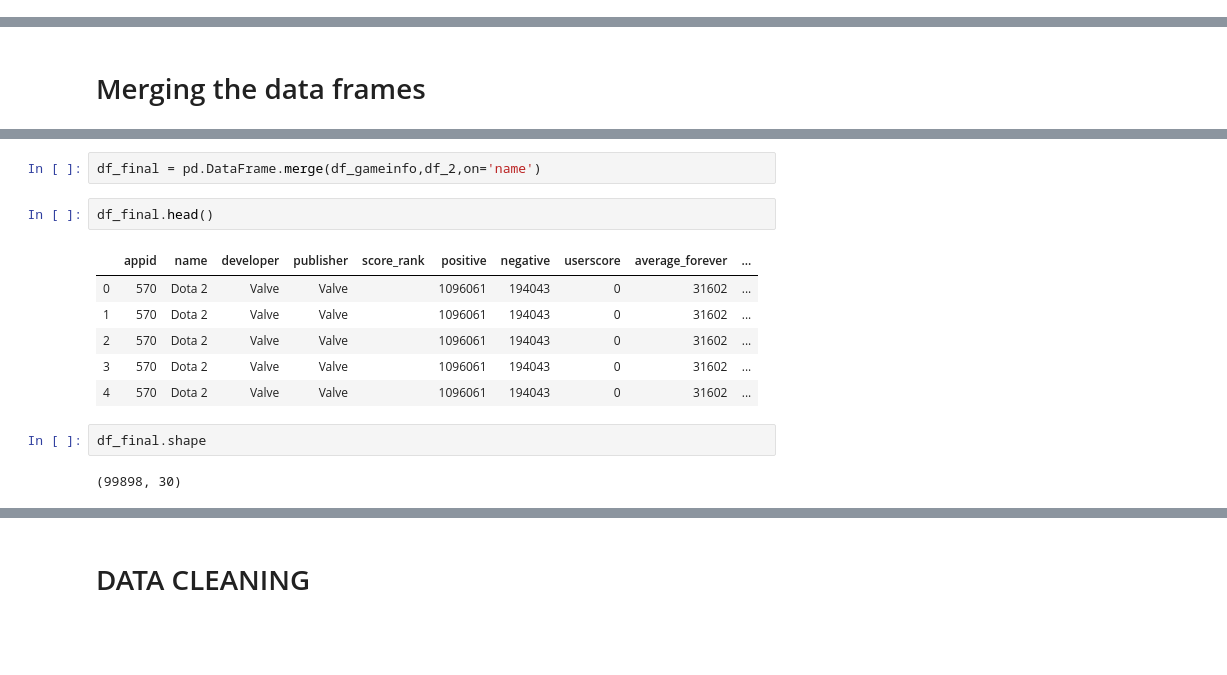
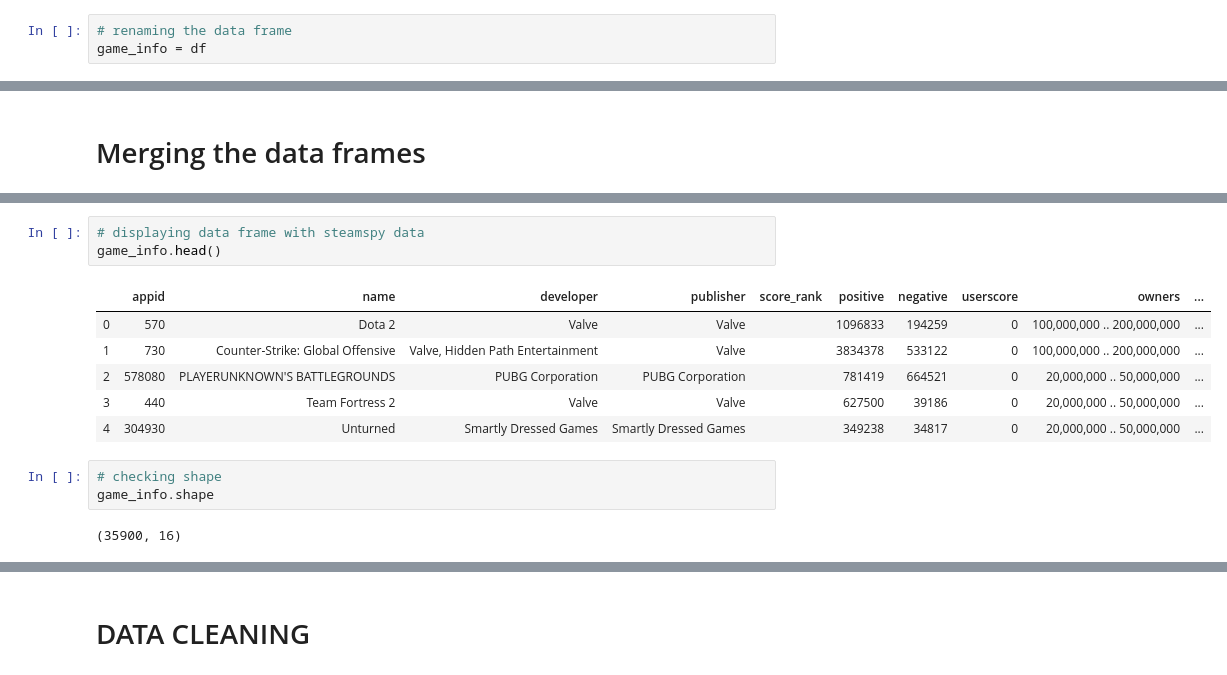
Before and after one commit to IsabelJoseph101/steam_recommendation_system, a Jupyter notebook: data_cleaning.ipynb, the cells around one changed output, grey strips where cells are left out. Saved outputs shown, nothing was run; the diff lists cells and outputs as text; blank space fills up the shorter version.

```diff
--- a/data_cleaning.ipynb
+++ b/data_cleaning.ipynb
@@ -264,3 +307,6 @@ df.head()
+# %%
+# renaming the data frame
+game_info = df
 # %% [markdown]
 ### Data frame with player purchase/play information
 # %% [markdown]
@@ -488,15 +412,15 @@ df_2[df_2.name == 'Dota 2']
-# %%
-df_final = pd.DataFrame.merge(df_gameinfo,df_2,on='name')
-# %%
-df_final.head()
-# %% [output]
-|  | appid | name | developer | publisher | score_rank | positive | negative | userscore | average_forever | ... |
-| 0 | 570 | Dota 2 | Valve | Valve |  | 1096061 | 194043 | 0 | 31602 | ... |
-| 1 | 570 | Dota 2 | Valve | Valve |  | 1096061 | 194043 | 0 | 31602 | ... |
-| 2 | 570 | Dota 2 | Valve | Valve |  | 1096061 | 194043 | 0 | 31602 | ... |
-| 3 | 570 | Dota 2 | Valve | Valve |  | 1096061 | 194043 | 0 | 31602 | ... |
-| 4 | 570 | Dota 2 | Valve | Valve |  | 1096061 | 194043 | 0 | 31602 | ... |
-# %%
-df_final.shape
-# %% [output]
-(99898, 30)
+# %%
+# displaying data frame with steamspy data
+game_info.head()
+# %% [output]
+|  | appid | name | developer | publisher | score_rank | positive | negative | userscore | owners | ... |
+| 0 | 570 | Dota 2 | Valve | Valve |  | 1096833 | 194259 | 0 | 100,000,000 .. 200,000,000 | ... |
+| 1 | 730 | Counter-Strike: Global Offensive | Valve, Hidden Path Entertainment | Valve |  | 3834378 | 533122 | 0 | 100,000,000 .. 200,000,000 | ... |
+| 2 | 578080 | PLAYERUNKNOWN'S BATTLEGROUNDS | PUBG Corporation | PUBG Corporation |  | 781419 | 664521 | 0 | 20,000,000 .. 50,000,000 | ... |
+| 3 | 440 | Team Fortress 2 | Valve | Valve |  | 627500 | 39186 | 0 | 20,000,000 .. 50,000,000 | ... |
+| 4 | 304930 | Unturned | Smartly Dressed Games | Smartly Dressed Games |  | 349238 | 34817 | 0 | 20,000,000 .. 50,000,000 | ... |
+# %%
+# checking shape
+game_info.shape
+# %% [output]
+(35900, 16)
```
Also changed, not shown: parts of 138 cells of this notebook.
